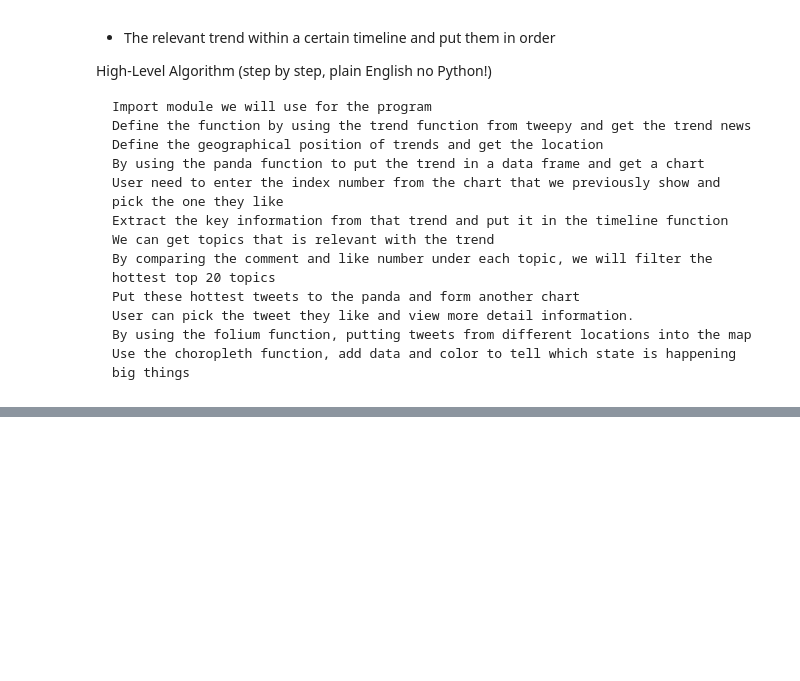
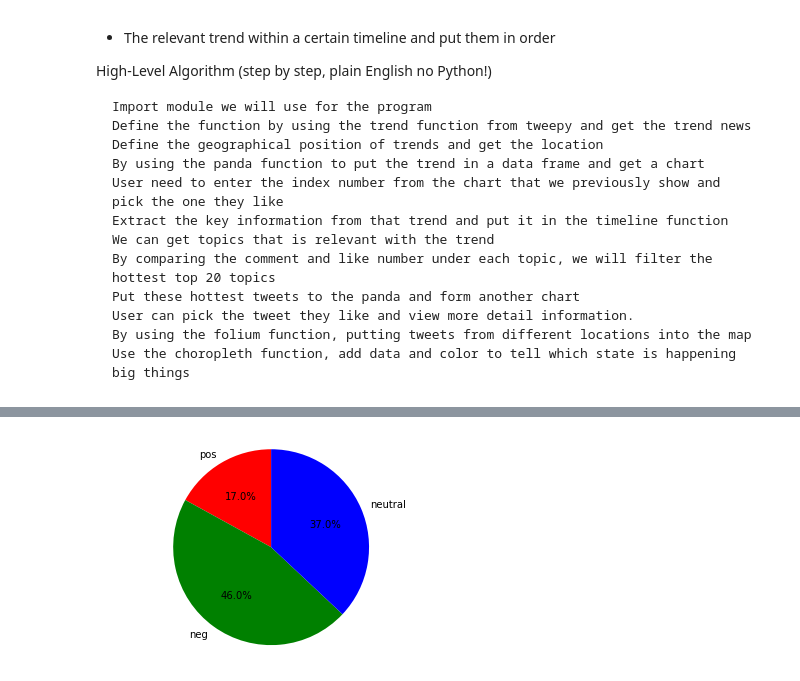
Before and after one commit to liduan-su/fall-2019-ist256-project, a Jupyter notebook: Program/The Program.ipynb, the cells around one changed output, grey strips where cells are left out. Cells and saved outputs as stored; diff of their text form; code cells hidden in the pictures; blank space fills up the shorter version.

```diff
--- a/Program/The Program.ipynb
+++ b/Program/The Program.ipynb
@@ -115,0 +159,4 @@ end of the program
+# %%
+pie_graph()
+# %% [output]
+[figure, added]
```
Also changed, not shown: parts of 12 cells of this notebook.
